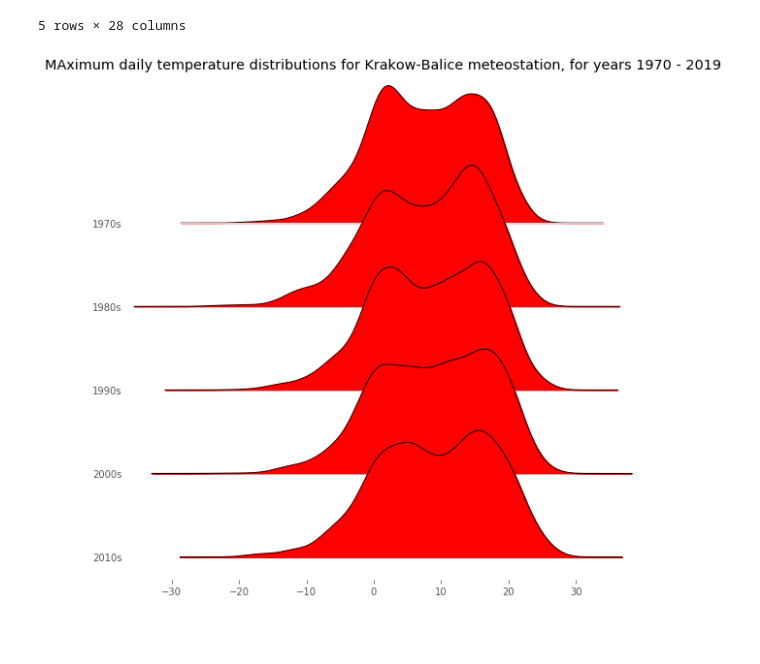
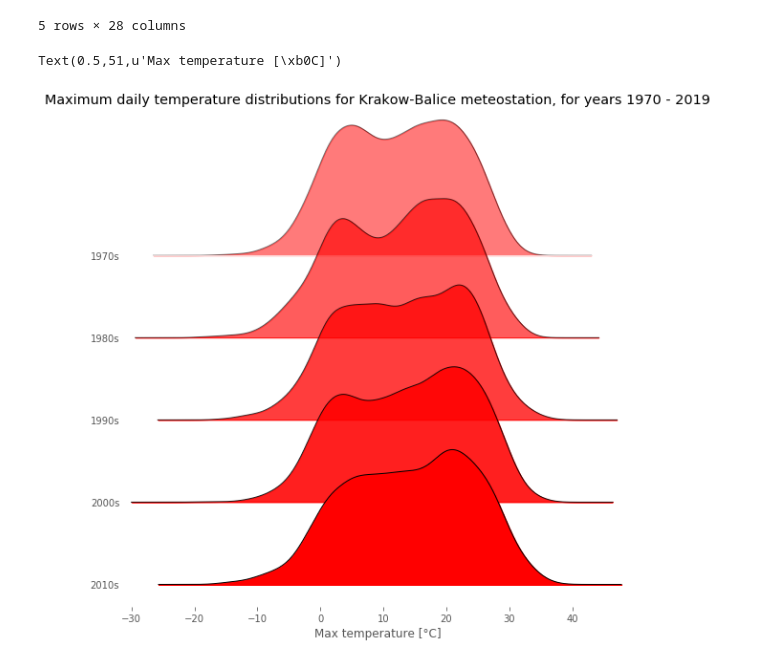
Before and after one commit to marcinszwagrzyk/Climate_analysis, a Jupyter notebook: IMGW_stacja.ipynb, the cells around one changed output. Cells and saved outputs as stored; diff of their text form; code cells hidden in the pictures; blank space fills up the shorter version.

```diff
--- a/IMGW_stacja.ipynb
+++ b/IMGW_stacja.ipynb
@@ -68,15 +68,19 @@ display(df_polaczone.head())
 # %%
 %matplotlib inline
 import joypy
 import pandas as pd
 from matplotlib import pyplot as plt
 from matplotlib import cm
 
 labels=['1970s', '1980s','1990s','2000s','2010s']
-fig, axes = joypy.joyplot(df_polaczone, by="year_str", column="temp_srednia", labels=labels, range_style='own',
+fig, axes = joypy.joyplot(df_polaczone, by="year_str", column="temp_max", labels=labels, range_style='own',
                           grid="y", linewidth=1, legend=False, figsize=(10,8), overlap=1.8,  background = 'white',
-                          title="MAximum daily temperature distributions for Krakow-Balice meteostation, for years {} - {}".
-                          format(rok_poczatkowy, rok_koncowy),
+                          title="Maximum daily temperature distributions for Krakow-Balice meteostation, for years {} - {}".
+                          format(rok_poczatkowy, rok_koncowy), fade = True,
                           colormap=cm.autumn)
+
+ax = axes[-1]
+ax.set_xlabel("Max temperature " + u"[\u00b0" + "C]")
 # %% [output]
+Text(0.5,51,u'Max temperature [\xb0C]')
-[figure, old version]
+[figure, new version]
```
